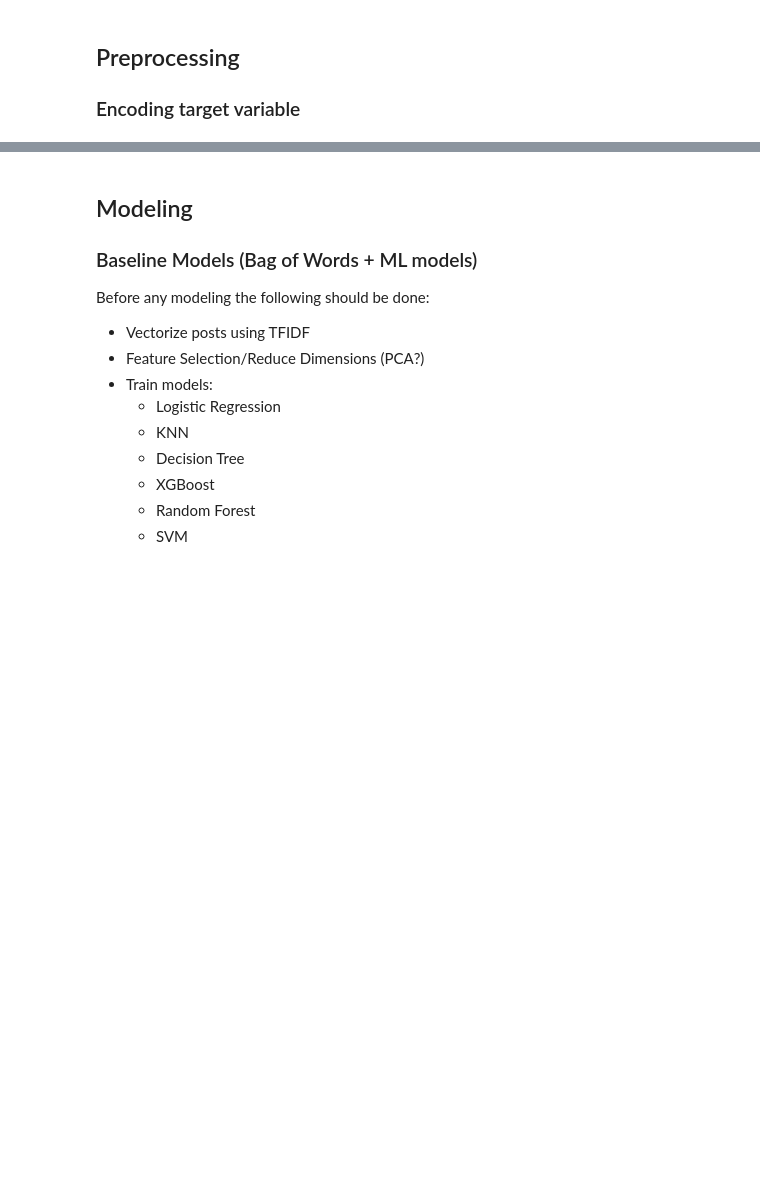
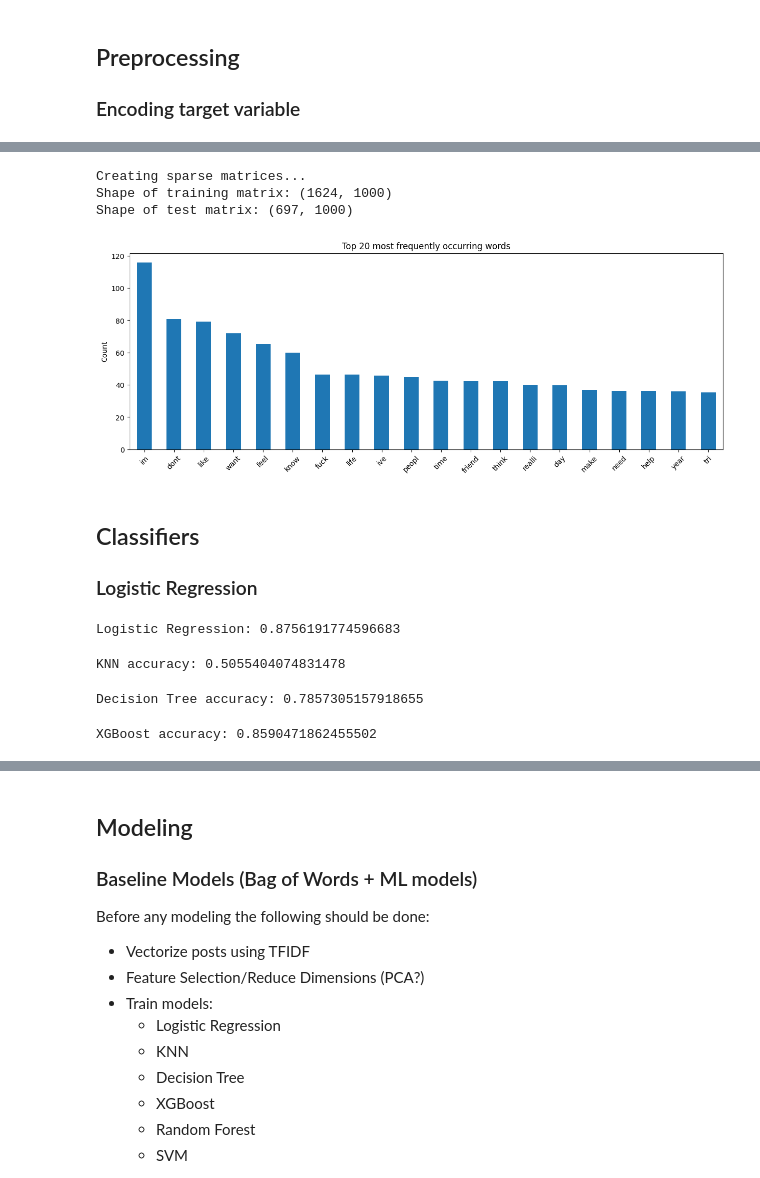
Before and after one commit to eugenebaraka/Predict-Suicidal-Ideation-on-Reddit, a Jupyter notebook: predict suicidal ideation/suicide-classification.ipynb, the cells around one changed output, grey strips where cells are left out. Drawn from its saved outputs; the diff is of its cells as text; code cells hidden in the pictures; blank space fills up the shorter version.

```diff
--- a/predict suicidal ideation/suicide-classification.ipynb
+++ b/predict suicidal ideation/suicide-classification.ipynb
@@ -186,0 +220,70 @@ sample_data['class'] = sample_data['class'].map({'suicide': 1, 'non-suicide':0})
+# %%
+def bow(X_train, X_test, vectorizer = None, top = 20):
+    # vectorize
+    print("Creating sparse matrices...")
+    stemmer = nltk.stem.porter.PorterStemmer()
+    vectorizer = feature_extraction.text.TfidfVectorizer(stop_words= 'english', ngram_range= (1,3),
+                                                        tokenizer= lambda x: [stemmer.stem(i) for i in x.split(" ")]) if vectorizer is None else vectorizer
+    X_train_transformed = vectorizer.fit_transform(X_train)
+    print(f"Shape of training matrix: {X_train_transformed.shape}")
+    X_test_transformed = vectorizer.transform(X_test)
+    print(f"Shape of test matrix: {X_test_transformed.shape}")
+
+    # visualize top words in the train set
+    word_counts = pd.DataFrame({"counts": X_train_transformed.toarray().sum(axis=0)},
+                                index=vectorizer.get_feature_names_out()).sort_values("counts",
+                                ascending=False)
+
+    word_counts.head(top).plot(kind="bar", figsize=(15, 5), legend=False)
+    plt.title(f"Top {top} most frequently occurring words")
+    plt.ylabel("Count")
+    plt.xticks(rotation=45)
+    plt.show()
+
+    return {"X_train_transformed":X_train_transformed, "X_test_transformed": X_test_transformed}
+# %%
+stemmer = nltk.stem.porter.PorterStemmer()
+vectorizer = feature_extraction.text.TfidfVectorizer(min_df = 5, max_features = 1000,
+                                                    stop_words= 'english', ngram_range= (1,3),
+                                                    tokenizer= lambda x: [stemmer.stem(i) for i in x.split(" ")])
+dic_bow = bow(X_train = X_train, X_test = X_test, vectorizer=vectorizer, top = 20)
+X_train_transformed, X_test_transformed = dic_bow["X_train_transformed"], dic_bow["X_test_transformed"]
+# %% [output]
+Creating sparse matrices...
+Shape of training matrix: (1624, 1000)
+Shape of test matrix: (697, 1000)
+[figure, added]
+# %% [markdown]
+## Classifiers
+
+### Logistic Regression
+# %%
+# Logistic Regression
+logreg = linear_model.LogisticRegression()
+logit_accuracy = model_selection.cross_val_score(logreg, X_train_transformed, y_train, cv = 10, scoring='accuracy')
+print(f"Logistic Regression: {logit_accuracy.mean()}")
+# %% [output]
+Logistic Regression: 0.8756191774596683
+# %%
+# KNN
+knn_mod = neighbors.KNeighborsClassifier()
+knn_accuracy = model_selection.cross_val_score(knn_mod, X_train_transformed, y_train, cv = 10, scoring = 'accuracy')
+print(f"KNN accuracy: {knn_accuracy.mean()}")
+# %% [output]
+KNN accuracy: 0.5055404074831478
+# %%
+
+# Decision Tree
+tree_mod = tree.DecisionTreeClassifier()
+tree_accuracy = model_selection.cross_val_score(tree_mod, X_train_transformed, y_train, cv = 10, scoring = 'accuracy')
+print(f"Decision Tree accuracy: {tree_accuracy.mean()}")
+# %% [output]
+Decision Tree accuracy: 0.7857305157918655
+# %%
+
+# XGBOOST
+xgb_clf = xgb.XGBClassifier()
+xgb_accuracy = model_selection.cross_val_score(xgb_clf, X_train_transformed, y_train, cv = 10, scoring = 'accuracy')
+print(f"XGBoost accuracy: {xgb_accuracy.mean()}")
+# %% [output]
+XGBoost accuracy: 0.8590471862455502
```
Also changed, not shown: parts of 15 cells of this notebook, 1 other file.
